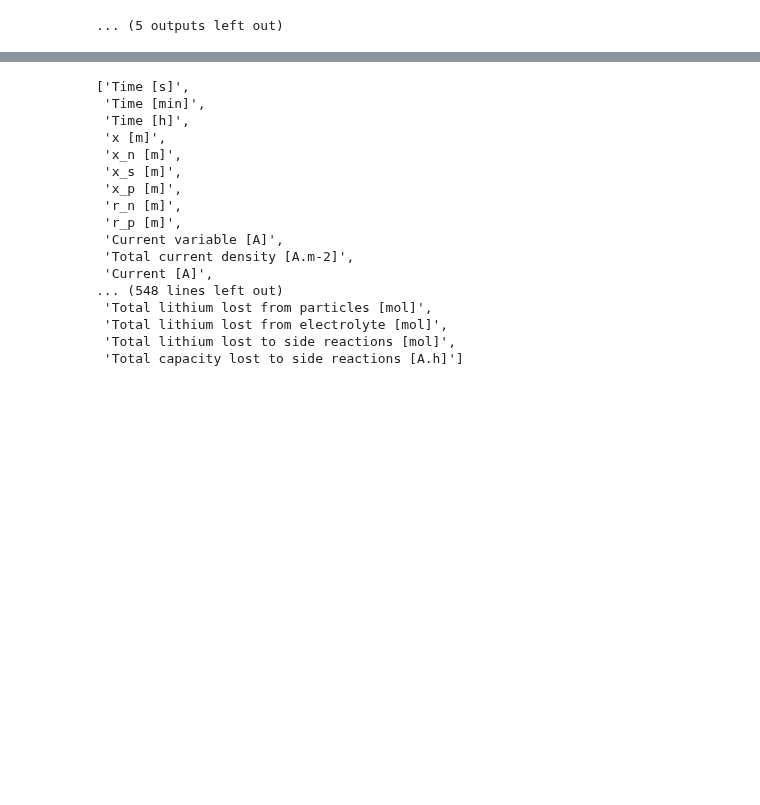
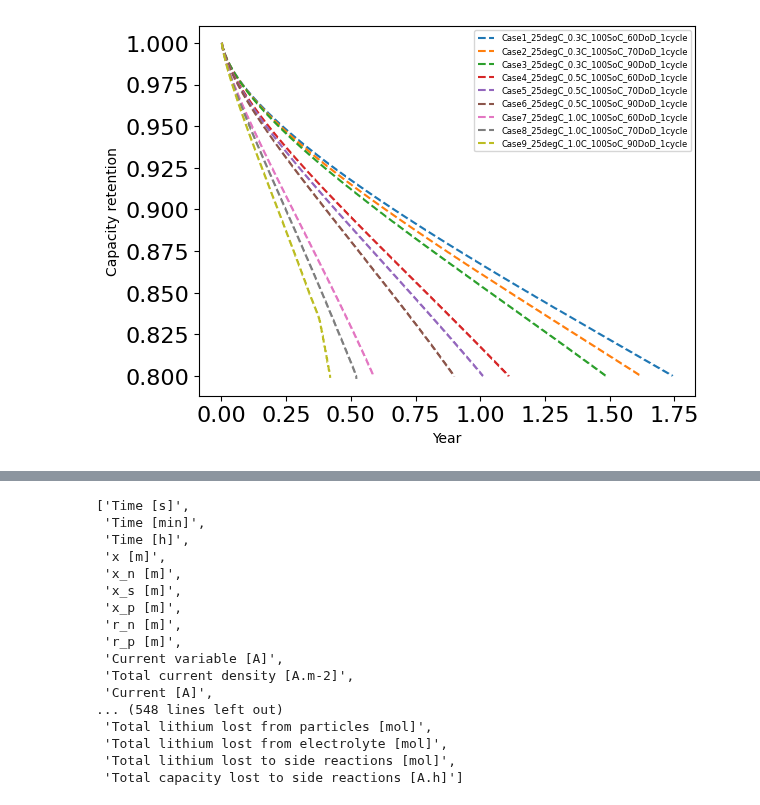
Before and after one commit to ganmadche/PyBaMMlocal, a Jupyter notebook: wip/ageingstudies.ipynb, the cells around one changed output, grey strips where cells are left out. Saved outputs shown, nothing was run; the diff lists cells and outputs as text; code cells hidden in the pictures; blank space fills up the shorter version.

```diff
--- a/wip/ageingstudies.ipynb
+++ b/wip/ageingstudies.ipynb
@@ -256,7 +258,7 @@ for n in range(len(df)):
     # sim0 = pybamm.Simulation(model=model, parameter_values= parameter_values, experiment=exp0)
     # sol0 = sim0.solve()
 
-    model1 = model  #.set_initial_conditions_from(sol0)
+    model1 = model #.set_initial_conditions_from(sol0)
 
     discharge_time = int(60/crate*dod_case) # in minutes
     charge_time = int(60/crate*dod_case) # in minutes
@@ -310,5 +312,5 @@ df_conditions["simcase"] = simcase_list
 df_conditions["Experiment"] = experiment_list
 df_conditions["n_steps"] = no_steps_list
 
-#df_conditions.to_csv(f"{current_directory}/ageingresults/experiments.csv")
+df_conditions.to_csv(f"{current_directory}/ageingresults/experiments.csv")
 # %% [output]
@@ -327,4 +326,4 @@ Took 138.663 ms
-... (5 outputs left out)
+[figure, added]
 # %%
 df3 = pd.read_csv(f"{current_directory}/ageingresults/Cases_for_ageing.csv")
 cycles_per_day =1
```
Also changed, not shown: parts of 8 cells of this notebook.
